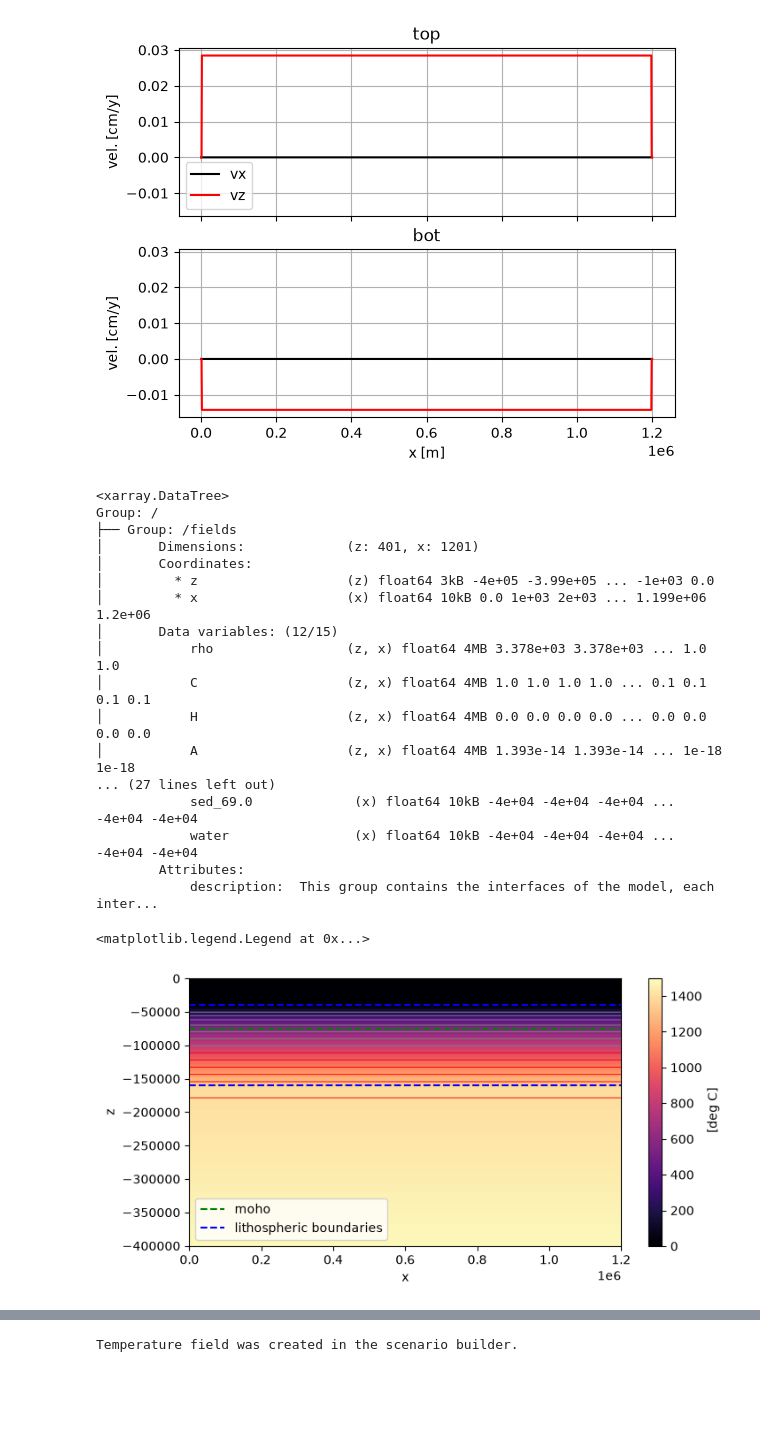
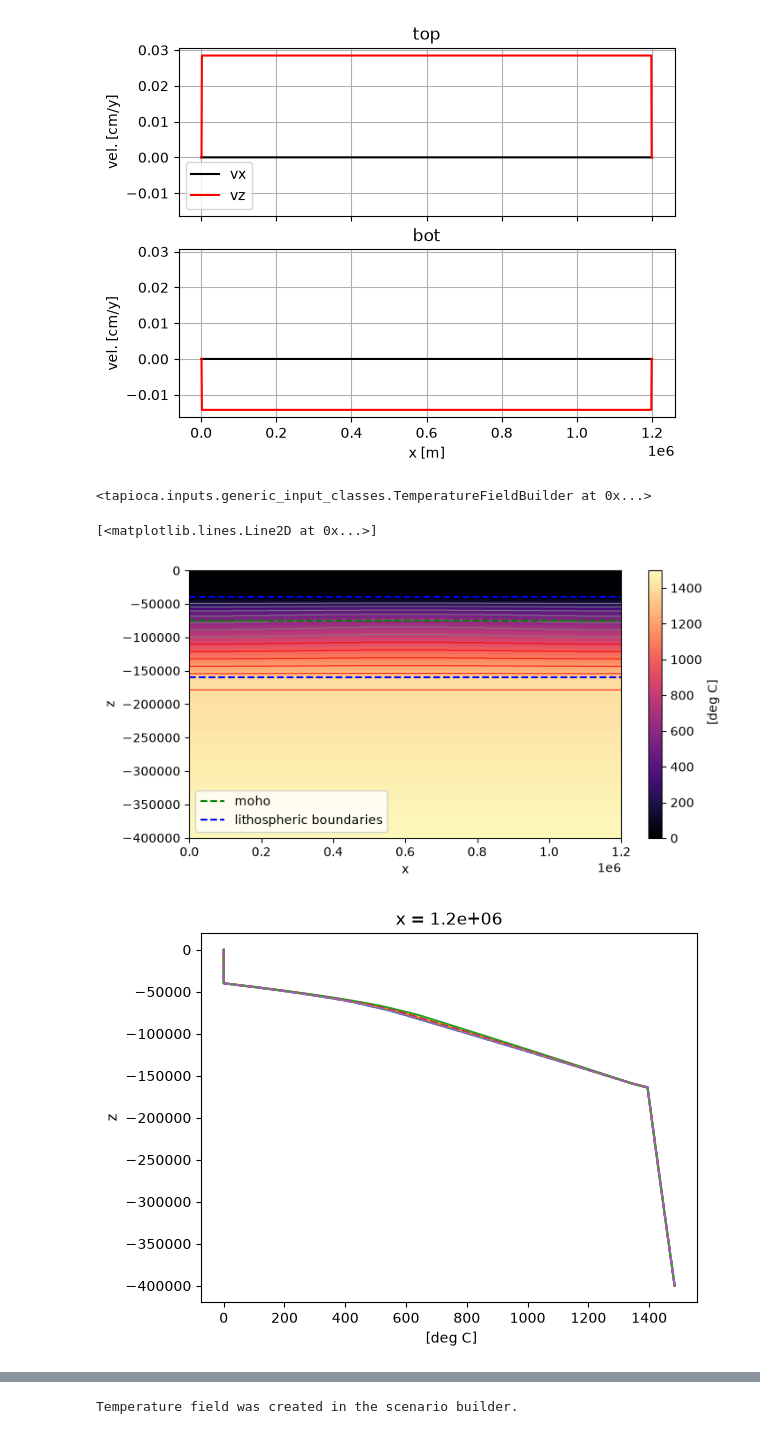
Before and after one commit to geojobueno/tapioca, a Jupyter notebook: examples/testing_inputs.ipynb, the cells around one changed output, grey strips where cells are left out. Drawn from its saved outputs; the diff is of its cells as text; code cells hidden in the pictures; blank space fills up the shorter version.

```diff
--- a/examples/testing_inputs.ipynb
+++ b/examples/testing_inputs.ipynb
@@ -284,40 +284,30 @@ Velocity field was created in the scenario builder.
 <tapioca.inputs.generic_input_classes.MandyocBuilder at 0x...>
 [figure]
 [figure]
-# %%
-scen.DTree
-# %% [output]
-<xarray.DataTree>
-Group: /
-├── Group: /fields
-│       Dimensions:             (z: 401, x: 1201)
-│       Coordinates:
-│         * z                   (z) float64 3kB -4e+05 -3.99e+05 ... -1e+03 0.0
-│         * x                   (x) float64 10kB 0.0 1e+03 2e+03 ... 1.199e+06 1.2e+06
-│       Data variables: (12/15)
-│           rho                 (z, x) float64 4MB 3.378e+03 3.378e+03 ... 1.0 1.0
-│           C                   (z, x) float64 4MB 1.0 1.0 1.0 1.0 ... 0.1 0.1 0.1 0.1
-│           H                   (z, x) float64 4MB 0.0 0.0 0.0 0.0 ... 0.0 0.0 0.0 0.0
-│           A                   (z, x) float64 4MB 1.393e-14 1.393e-14 ... 1e-18 1e-18
-... (27 lines left out)
-            sed_69.0             (x) float64 10kB -4e+04 -4e+04 -4e+04 ... -4e+04 -4e+04
-            water                (x) float64 10kB -4e+04 -4e+04 -4e+04 ... -4e+04 -4e+04
-        Attributes:
-            description:  This group contains the interfaces of the model, each inter...
 # %%
-tempbuild_bound = TemperatureFieldBuilder(scen,lithosphere_interface=0,c_cap=1250,g=-10,alpha = 0.0000328)
-tempbuild_bound.apply_linear_temperature(t_pot=1350)
-tempbuild_bound.solve_heat_column(x_inx=1, mode='propagate')
+tempbuild = TemperatureFieldBuilder(scen,LAB_interface=0,c_cap=1250,g=-10,alpha = 0.0000328)
+tempbuild.apply_linear_temperature(t_pot=1350)
+tempbuild.solve_heat_2D()
+# %% [output]
+<tapioca.inputs.generic_input_classes.TemperatureFieldBuilder at 0x...>
 # %%
 plt.figure(figsize=(20,10,'cm'))
-tempbuild_bound.temperature.plot(y='z',vmin=0,vmax=1500,cmap='magma')
-tempbuild_bound.temperature.plot.contour(y='z',colors='gray',levels=np.arange(200,801,100),lw=0.7)
-tempbuild_bound.temperature.plot.contour(y='z',colors='red',levels=np.arange(900,1600,100),lw=0.7)
+tempbuild.temperature.plot(y='z',vmin=0,vmax=1500,cmap='magma')
+tempbuild.temperature.plot.contour(y='z',colors='gray',levels=np.arange(200,801,100),lw=0.7)
+tempbuild.temperature.plot.contour(y='z',colors='red',levels=np.arange(900,1600,100),lw=0.7)
 
 plt.axhline(d_top,color='blue',ls='--',lw=1.5)
 plt.axhline(d_lm,color='green',ls='--',lw=1.5,label='moho')
 plt.axhline(d_ast,color='blue',ls='--',lw=1.5,label='lithospheric boundaries')
 plt.legend()
+
+plt.figure()
+tempbuild.temperature[:,0].plot(y='z')
+tempbuild.temperature[:,300].plot(y='z')
+tempbuild.temperature[:,600].plot(y='z')
+tempbuild.temperature[:,900].plot(y='z',ls='--')
+tempbuild.temperature[:,1200].plot(y='z',ls='--')
 # %% [output]
-<matplotlib.legend.Legend at 0x...>
+[<matplotlib.lines.Line2D at 0x...>]
 [figure]
+[figure, added]
```
Also changed, not shown: parts of 12 cells of this notebook, 2 other files.
